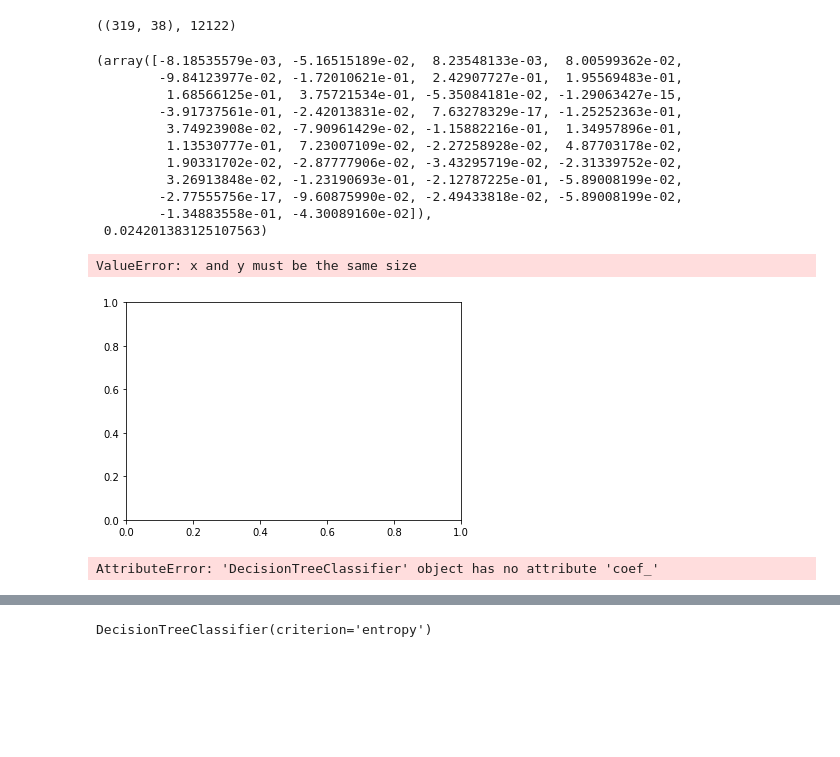
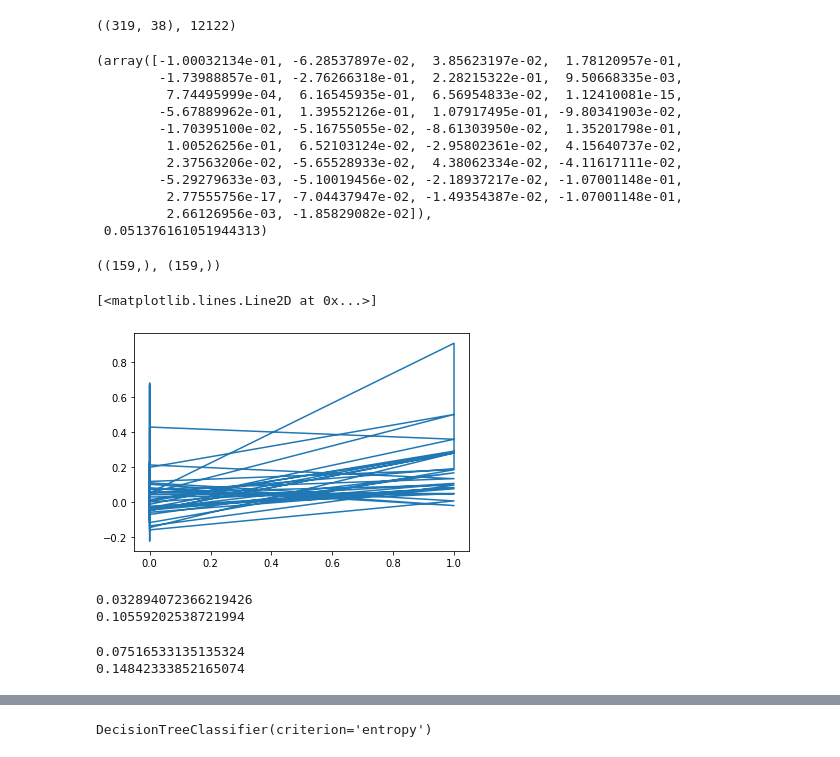
Before and after one commit to cjmasamitsu/mlnn-masamitsu, a Jupyter notebook: 05/masamitsu-week5-asnmt.ipynb, the cells around one changed output, grey strips where cells are left out. Cells and saved outputs as stored; diff of their text form; code cells hidden in the pictures; blank space fills up the shorter version.

```diff
--- a/05/masamitsu-week5-asnmt.ipynb
+++ b/05/masamitsu-week5-asnmt.ipynb
@@ -22,8 +22,8 @@ trdata = pd.read_csv('../data/covid.csv')
 # Testing dataset
 tedata = pd.read_csv('../data/covid.csv')
 # %%
-y = tedata["Death"].values
-x = tedata.drop(["Death"], axis = 1).values
+y = trdata["Death"]
+x = trdata.drop(["Death"], axis = 1)
 # %%
 y.shape, y.size
 # %% [output]
@@ -39,25 +39,41 @@ linreg = LinearRegression()
 linreg.fit(x_train, y_train)
 linreg.coef_, linreg.intercept_
 # %% [output]
-(array([-8.18535579e-03, -5.16515189e-02,  8.23548133e-03,  8.00599362e-02,
-        -9.84123977e-02, -1.72010621e-01,  2.42907727e-01,  1.95569483e-01,
-         1.68566125e-01,  3.75721534e-01, -5.35084181e-02, -1.29063427e-15,
-        -3.91737561e-01, -2.42013831e-02,  7.63278329e-17, -1.25252363e-01,
-         3.74923908e-02, -7.90961429e-02, -1.15882216e-01,  1.34957896e-01,
-         1.13530777e-01,  7.23007109e-02, -2.27258928e-02,  4.87703178e-02,
-         1.90331702e-02, -2.87777906e-02, -3.43295719e-02, -2.31339752e-02,
-         3.26913848e-02, -1.23190693e-01, -2.12787225e-01, -5.89008199e-02,
-        -2.77555756e-17, -9.60875990e-02, -2.49433818e-02, -5.89008199e-02,
-        -1.34883558e-01, -4.30089160e-02]),
- 0.024201383125107563)
+(array([-1.00032134e-01, -6.28537897e-02,  3.85623197e-02,  1.78120957e-01,
+        -1.73988857e-01, -2.76266318e-01,  2.28215322e-01,  9.50668335e-03,
+         7.74495999e-04,  6.16545935e-01,  6.56954833e-02,  1.12410081e-15,
+        -5.67889962e-01,  1.39552126e-01,  1.07917495e-01, -9.80341903e-02,
+        -1.70395100e-02, -5.16755055e-02, -8.61303950e-02,  1.35201798e-01,
+         1.00526256e-01,  6.52103124e-02, -2.95802361e-02,  4.15640737e-02,
+         2.37563206e-02, -5.65528933e-02,  4.38062334e-02, -4.11617111e-02,
+        -5.29279633e-03, -5.10019456e-02, -2.18937217e-02, -1.07001148e-01,
+         2.77555756e-17, -7.04437947e-02, -1.49354387e-02, -1.07001148e-01,
+         2.66126956e-03, -1.85829082e-02]),
+ 0.051376161051944313)
-# %%
-plt.scatter(x, y)
-plt.plot(x, np.dot(x, linreg.coef_) + linreg.intercept_)
-# %% [output]
-ValueError: x and y must be the same size
-[figure, removed]
+# %%
+pred = linreg.predict(x_train)
+# %%
+heart_disease = x_train["Heart disease"]
+# %%
+heart_disease.shape, pred.shape
+# %% [output]
+((159,), (159,))
+# %%
+plt.plot(heart_disease, pred)
+# %% [output]
+[<matplotlib.lines.Line2D at 0x...>]
+[figure, added]
+# %%
+# Train MSE and MAE
+print(mean_squared_error(y_train, pred))
+print(mean_absolute_error(y_train, pred))
+# %% [output]
+0.032894072366219426
+0.10559202538721994
 # %%
-print(mean_squared_error(y_test, np.dot(x_test, model.coef_) + model.intercept_))
-print(mean_absolute_error(y_test, np.dot(x_test, model.coef_) + model.intercept_))
+# Test MSE and MAE
+print(mean_squared_error(y_test, np.dot(x_test, linreg.coef_) + linreg.intercept_))
+print(mean_absolute_error(y_test, np.dot(x_test, linreg.coef_) + linreg.intercept_))
 # %% [output]
-AttributeError: 'DecisionTreeClassifier' object has no attribute 'coef_'
+0.07516533135135324
+0.14842333852165074
```
Also changed, not shown: parts of 16 cells of this notebook, 2 other files.
